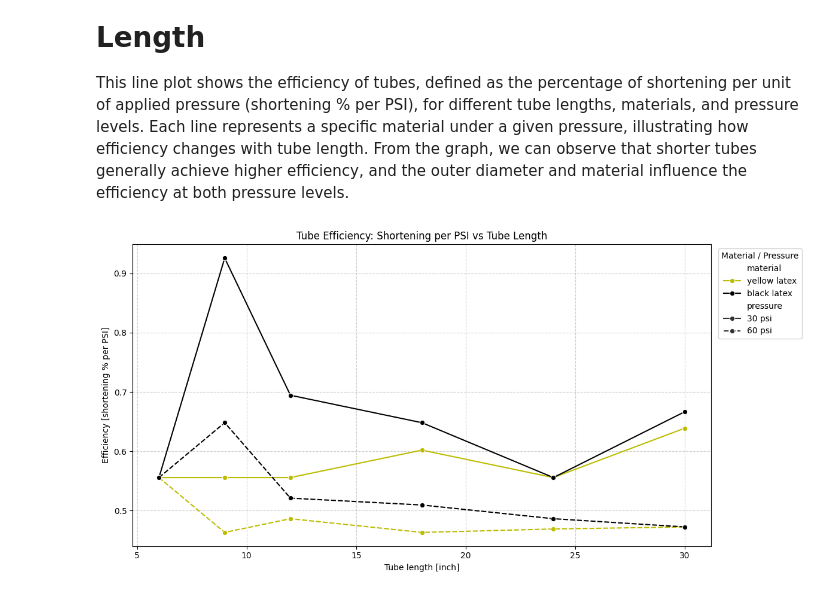
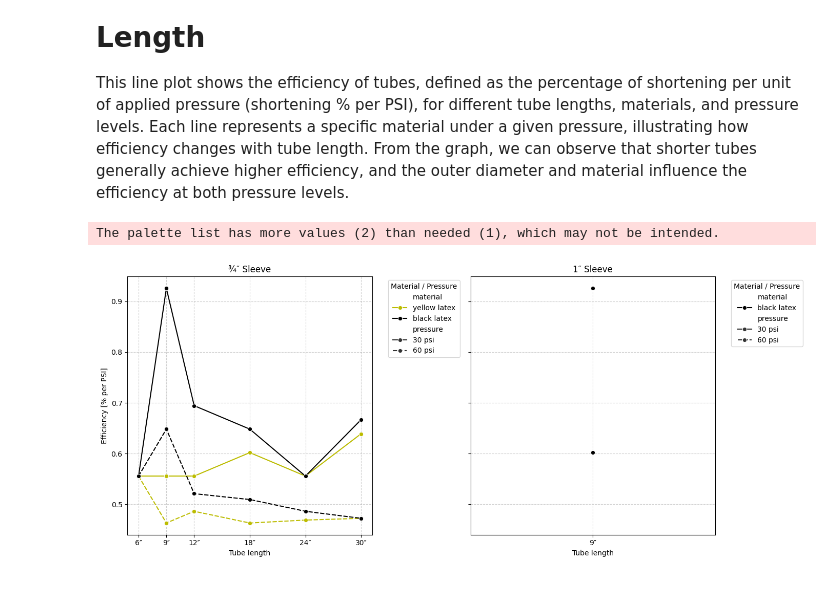
Before and after one commit to matousek11/exoskeleton-charts, a Jupyter notebook: tube-charts.ipynb, the cells around one changed output. Cells and saved outputs as stored; diff of their text form; code cells hidden in the pictures.

```diff
--- a/tube-charts.ipynb
+++ b/tube-charts.ipynb
@@ -154,17 +320,20 @@ plt.show()
 # %%
 import plotly.graph_objects as go
+
+# --- Filter out 1 inch sleeve ---
+df_34 = df_melt[df_melt["sleeve_diameter"] == 0.75]
 
 fig = go.Figure()
 
 markers = {"30 psi": "circle", "60 psi": "triangle-up"}
 
-materials = df_melt["material"].unique()
+materials = df_34["material"].unique()
 color_map = dict(zip(materials, color_pallete))
 
 # Add traces for each material and pressure
 for mat in materials:
-    for pres in df_melt["pressure"].unique():
-        subset = df_melt[(df_melt["material"] == mat) & (df_melt["pressure"] == pres)]
+    for pres in df_34["pressure"].unique():
+        subset = df_34[(df_34["material"] == mat) & (df_34["pressure"] == pres)]
         subset = subset.sort_values("length_nominal")
 
         fig.add_trace(go.Scatter3d(
@@ -188,7 +357,7 @@ fig.update_layout(
         yaxis_title="Shortening [%]",
         zaxis_title="Tube length [inch]"
     ),
-    title="Interactive 3D: Shortening vs Outer Diameter vs Tube Length"
+    title="Interactive 3D: Shortening vs Outer Diameter vs Tube Length (¾″ Sleeve)"
 )
 
 fig.show()
@@ -196,42 +365,83 @@ fig.show()
 # Tube Efficiency: Shortening per PSI vs Tube Length
 This line plot shows the efficiency of tubes, defined as the percentage of shortening per unit of applied pressure (shortening % per PSI), for different tube lengths, materials, and pressure levels. Each line represents a specific material under a given pressure, illustrating how efficiency changes with tube length. From the graph, we can observe that shorter tubes generally achieve higher efficiency, and the outer diameter and material influence the efficiency at both pressure levels.
 # %%
-# Efficiency = shortening per psi
+# --- Efficiency = shortening per psi ---
 df["efficiency_30psi"] = df["shrink_30psi"] / 30
 df["efficiency_60psi"] = df["shrink_60psi"] / 60
 
 df_eff = df.melt(
-    id_vars=["length_nominal", "material", "outer_diameter"],
+    id_vars=["length_nominal", "material", "outer_diameter", "sleeve_diameter"],
     value_vars=["efficiency_30psi", "efficiency_60psi"],
     var_name="pressure",
     value_name="efficiency"
 )
 
 df_eff["pressure"] = df_eff["pressure"].replace({
     "efficiency_30psi": "30 psi",
     "efficiency_60psi": "60 psi"
 })
 
-plt.figure(figsize=(12,6))  # make figure wider
+# Split data by sleeve diameter
+df_eff_34 = df_eff[df_eff["sleeve_diameter"] == 0.75]
+df_eff_1 = df_eff[df_eff["sleeve_diameter"] == 1.0]
 
+# Create two subplots side by side
+fig, axes = plt.subplots(1, 2, figsize=(14, 6), sharey=True)
+
+# --- Formatter for fractional inches ---
+from fractions import Fraction
+import matplotlib.ticker as mtick
+def frac_formatter(x, pos):
+    frac = Fraction(x).limit_denominator(8)
+    if frac.denominator == 1:
+        return f"{frac.numerator}″"
+    else:
+        return f"{frac.numerator}/{frac.denominator}″"
+
+# --- Get x-ticks
+x_ticks_34 = sorted(df_eff_34["length_nominal"].unique())
+x_ticks_1 = sorted(df_eff_1["length_nominal"].unique())
+
+# --- 3/4 inch sleeves ---
 sns.lineplot(
-    data=df_eff,
+    data=df_eff_34,
     x="length_nominal",
     y="efficiency",
     hue="material",
     style="pressure",
     marker="o",
-    palette=color_pallete
+    palette=color_pallete,
+    ax=axes[0]
 )
-plt.title("Tube Efficiency: Shortening per PSI vs Tube Length")
-plt.xlabel("Tube length [inch]")
-plt.ylabel("Efficiency [shortening % per PSI]")
-plt.grid(True, linestyle="--", alpha=0.6)
+axes[0].set_xticks(x_ticks_34)
+axes[0].xaxis.set_major_formatter(mtick.FuncFormatter(frac_formatter))
+axes[0].set_title("¾″ Sleeve")
+axes[0].set_xlabel("Tube length")
+axes[0].set_ylabel("Efficiency [% per PSI]")
+axes[0].grid(True, linestyle="--", alpha=0.6)
+axes[0].legend(title="Material / Pressure", loc='upper left', bbox_to_anchor=(1.05, 1))
 
-# Move legend outside to the right
-plt.legend(title="Material / Pressure", loc='upper left', bbox_to_anchor=(1.005, 1))
+# --- 1 inch sleeves ---
+sns.lineplot(
+    data=df_eff_1,
+    x="length_nominal",
+    y="efficiency",
+    hue="material",
+    style="pressure",
+    marker="o",
+    palette=single_value_color_pallete,
+    ax=axes[1]
+)
+axes[1].set_xticks(x_ticks_1)
+axes[1].xaxis.set_major_formatter(mtick.FuncFormatter(frac_formatter))
+axes[1].set_title("1″ Sleeve")
+axes[1].set_xlabel("Tube length")
+axes[1].set_ylabel("")  # shared y-axis
+axes[1].grid(True, linestyle="--", alpha=0.6)
+axes[1].legend(title="Material / Pressure", loc='upper left', bbox_to_anchor=(1.05, 1))
 
 plt.tight_layout()
 plt.show()
 # %% [output]
+The palette list has more values (2) than needed (1), which may not be intended.
-[figure, old version]
+[figure, new version]
```
Also changed, not shown: parts of 5 cells of this notebook.
